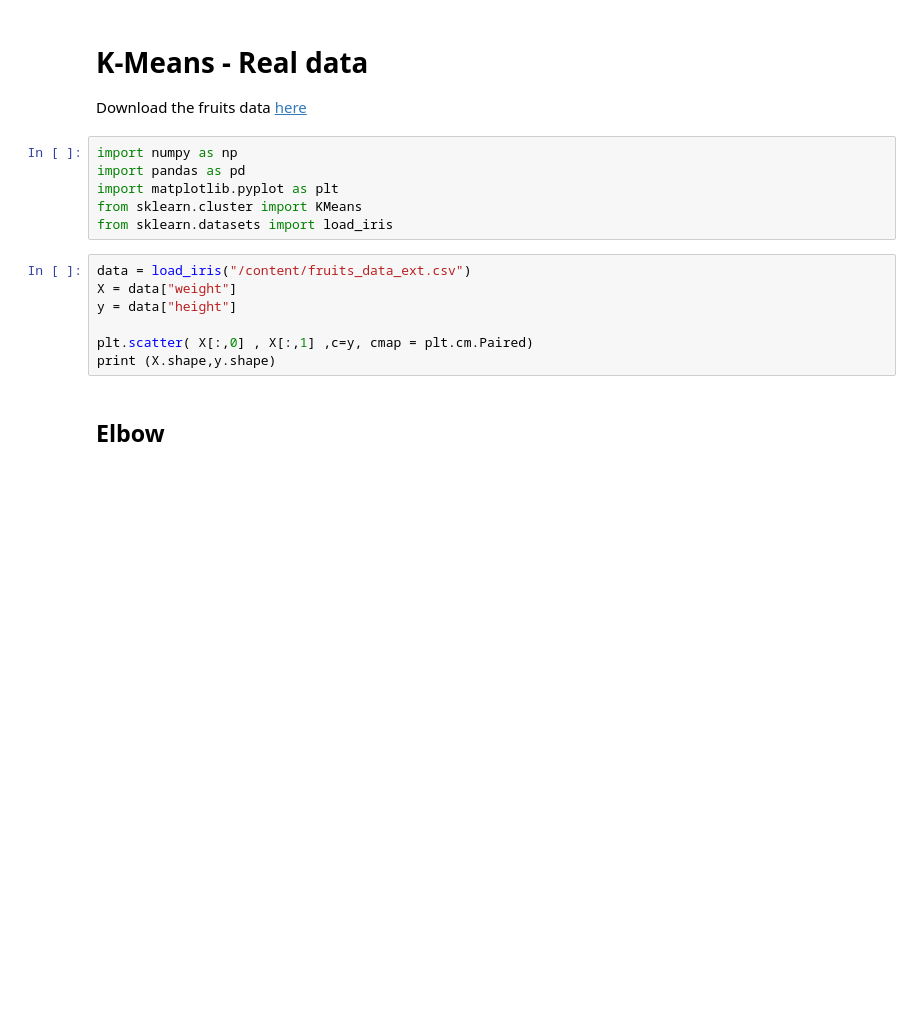
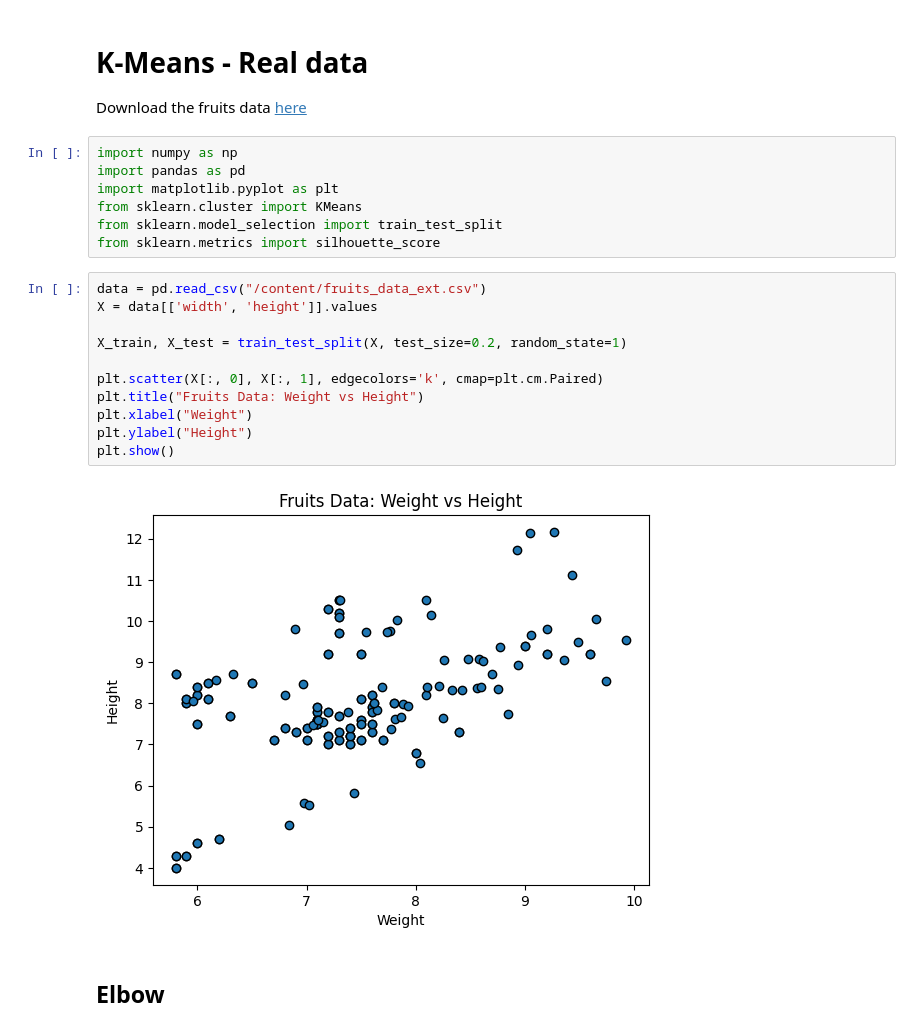
Before and after one commit to yustinbarnet/machine_learning, a Jupyter notebook: Sem_06/kmeans_selection.ipynb, the cells around one changed output. Drawn from its saved outputs; the diff is of its cells as text; blank space fills up the shorter version.

```diff
--- a/Sem_06/kmeans_selection.ipynb
+++ b/Sem_06/kmeans_selection.ipynb
@@ -107,14 +107,21 @@ import numpy as np
 import pandas as pd
 import matplotlib.pyplot as plt
 from sklearn.cluster import KMeans
-from sklearn.datasets import load_iris
+from sklearn.model_selection import train_test_split
+from sklearn.metrics import silhouette_score
 # %%
-data = load_iris("/content/fruits_data_ext.csv")
-X = data["weight"]
-y = data["height"]
+data = pd.read_csv("/content/fruits_data_ext.csv")
+X = data[['width', 'height']].values
 
-plt.scatter( X[:,0] , X[:,1] ,c=y, cmap = plt.cm.Paired)
-print (X.shape,y.shape)
+X_train, X_test = train_test_split(X, test_size=0.2, random_state=1)
+
+plt.scatter(X[:, 0], X[:, 1], edgecolors='k', cmap=plt.cm.Paired)
+plt.title("Fruits Data: Weight vs Height")
+plt.xlabel("Weight")
+plt.ylabel("Height")
+plt.show()
+# %% [output]
+[figure, added]
 # %% [markdown]
 ## **Elbow**
 # %%
```
Also changed, not shown: parts of 11 cells of this notebook.
